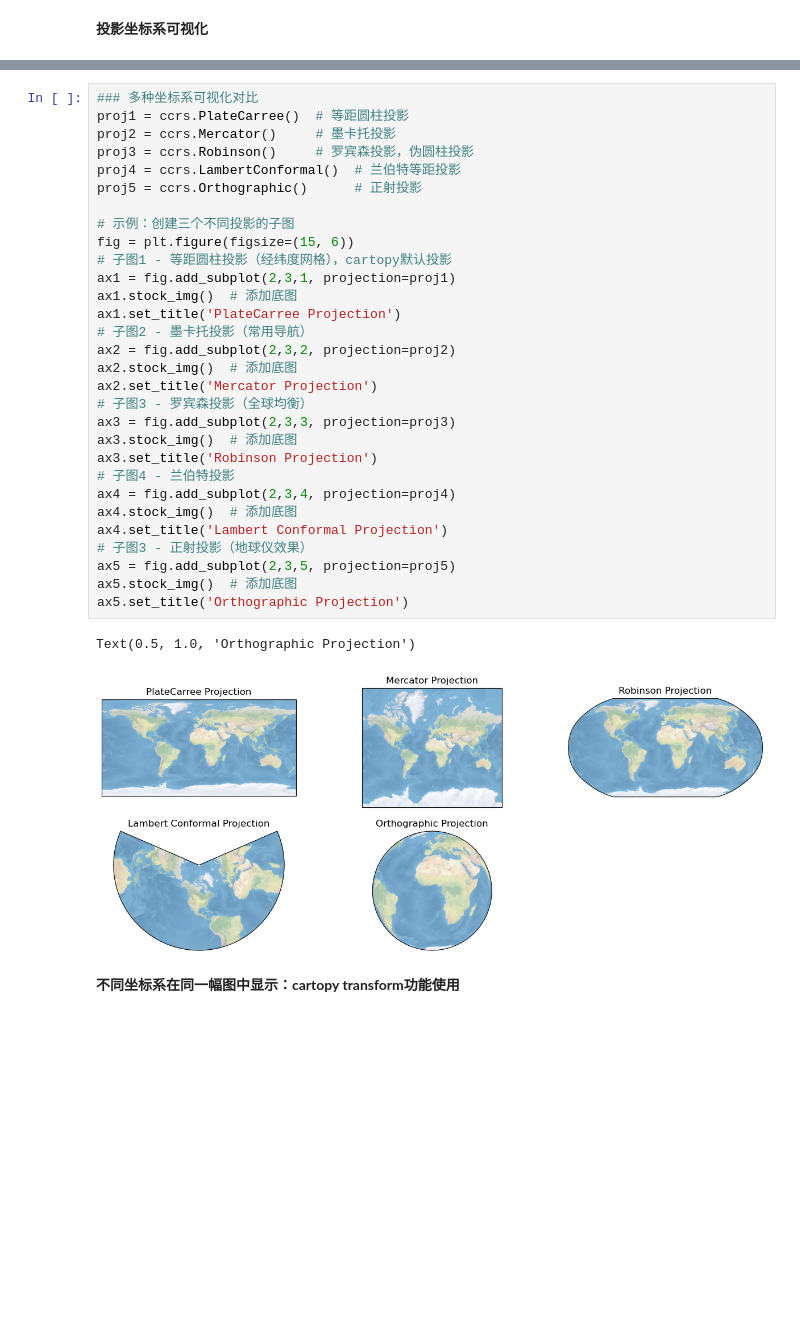
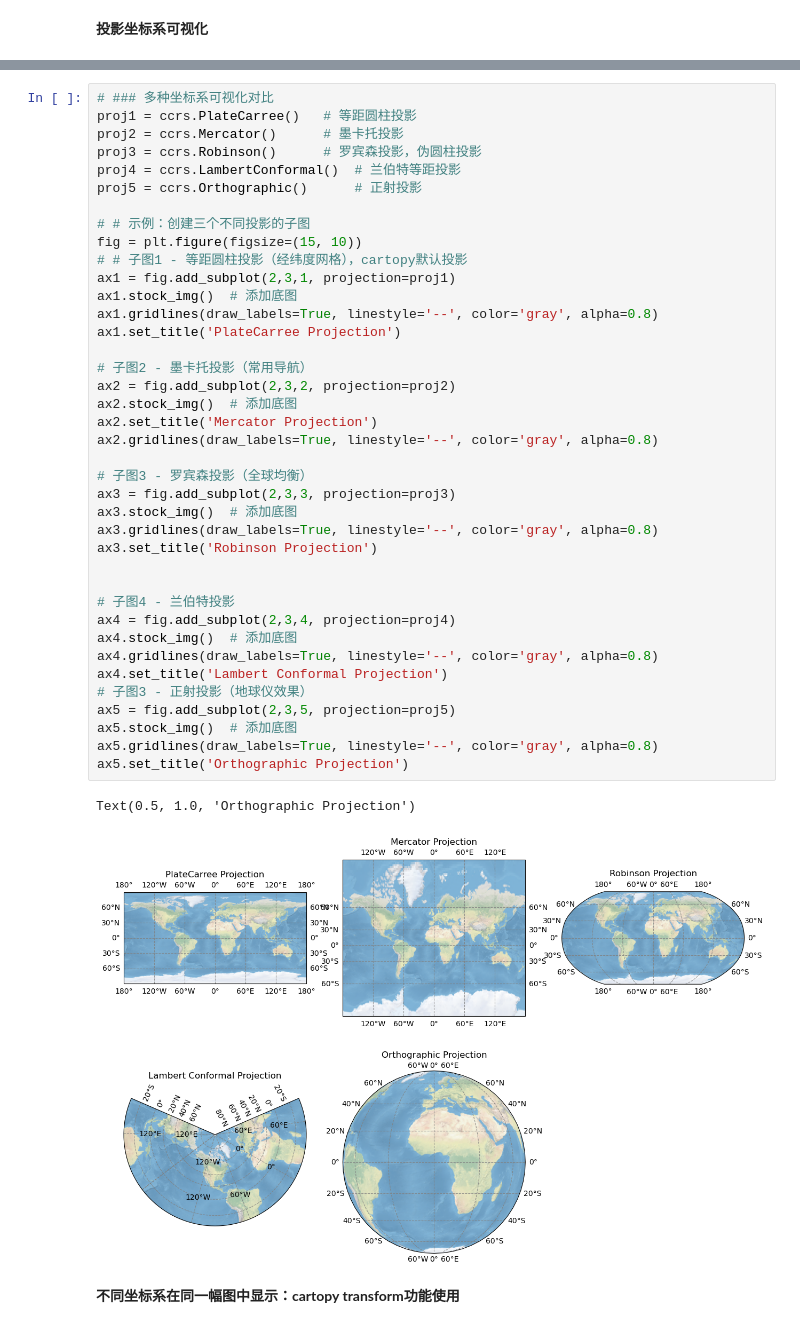
Before and after one commit to xinluo2018/spatial-data-processing, a Jupyter notebook: 第4章-空间参考与坐标转换/2_2_cartopy.ipynb, the cells around one changed output, grey strips where cells are left out. Saved outputs shown, nothing was run; the diff lists cells and outputs as text; blank space fills up the shorter version.

```diff
--- a/第4章-空间参考与坐标转换/2_2_cartopy.ipynb
+++ b/第4章-空间参考与坐标转换/2_2_cartopy.ipynb
@@ -27,36 +30,45 @@ ax.gridlines(draw_labels=True, linestyle='--', color='gray', alpha=0.8)
 # %%
-### 多种坐标系可视化对比
-proj1 = ccrs.PlateCarree()  # 等距圆柱投影
-proj2 = ccrs.Mercator()     # 墨卡托投影
-proj3 = ccrs.Robinson()     # 罗宾森投影，伪圆柱投影
+# ### 多种坐标系可视化对比
+proj1 = ccrs.PlateCarree()   # 等距圆柱投影
+proj2 = ccrs.Mercator()      # 墨卡托投影
+proj3 = ccrs.Robinson()      # 罗宾森投影，伪圆柱投影
 proj4 = ccrs.LambertConformal()  # 兰伯特等距投影
 proj5 = ccrs.Orthographic()      # 正射投影
 
-# 示例：创建三个不同投影的子图
-fig = plt.figure(figsize=(15, 6))
-# 子图1 - 等距圆柱投影（经纬度网格），cartopy默认投影
+# # 示例：创建三个不同投影的子图
+fig = plt.figure(figsize=(15, 10))
+# # 子图1 - 等距圆柱投影（经纬度网格），cartopy默认投影
 ax1 = fig.add_subplot(2,3,1, projection=proj1)
 ax1.stock_img()  # 添加底图
+ax1.gridlines(draw_labels=True, linestyle='--', color='gray', alpha=0.8)
 ax1.set_title('PlateCarree Projection')
+
 # 子图2 - 墨卡托投影（常用导航）
 ax2 = fig.add_subplot(2,3,2, projection=proj2)
 ax2.stock_img()  # 添加底图
 ax2.set_title('Mercator Projection')
+ax2.gridlines(draw_labels=True, linestyle='--', color='gray', alpha=0.8)
+
 # 子图3 - 罗宾森投影（全球均衡）
 ax3 = fig.add_subplot(2,3,3, projection=proj3)
 ax3.stock_img()  # 添加底图
+ax3.gridlines(draw_labels=True, linestyle='--', color='gray', alpha=0.8)
 ax3.set_title('Robinson Projection')
+
+
 # 子图4 - 兰伯特投影
 ax4 = fig.add_subplot(2,3,4, projection=proj4)
 ax4.stock_img()  # 添加底图
+ax4.gridlines(draw_labels=True, linestyle='--', color='gray', alpha=0.8)
 ax4.set_title('Lambert Conformal Projection')
 # 子图3 - 正射投影（地球仪效果）
 ax5 = fig.add_subplot(2,3,5, projection=proj5)
 ax5.stock_img()  # 添加底图
+ax5.gridlines(draw_labels=True, linestyle='--', color='gray', alpha=0.8)
 ax5.set_title('Orthographic Projection')
 # %% [output]
 Text(0.5, 1.0, 'Orthographic Projection')
-[figure, old version]
+[figure, new version]
 # %% [markdown]
 **不同坐标系在同一幅图中显示：cartopy transform功能使用**
 # %%
```
Also changed, not shown: parts of 5 cells of this notebook, 28 other files.
